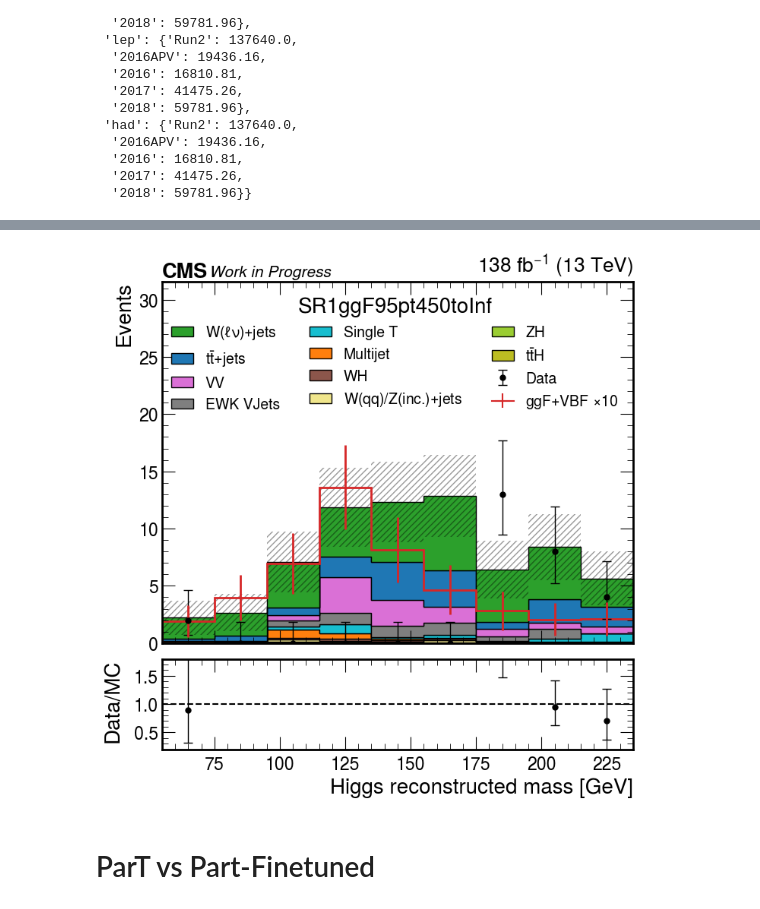
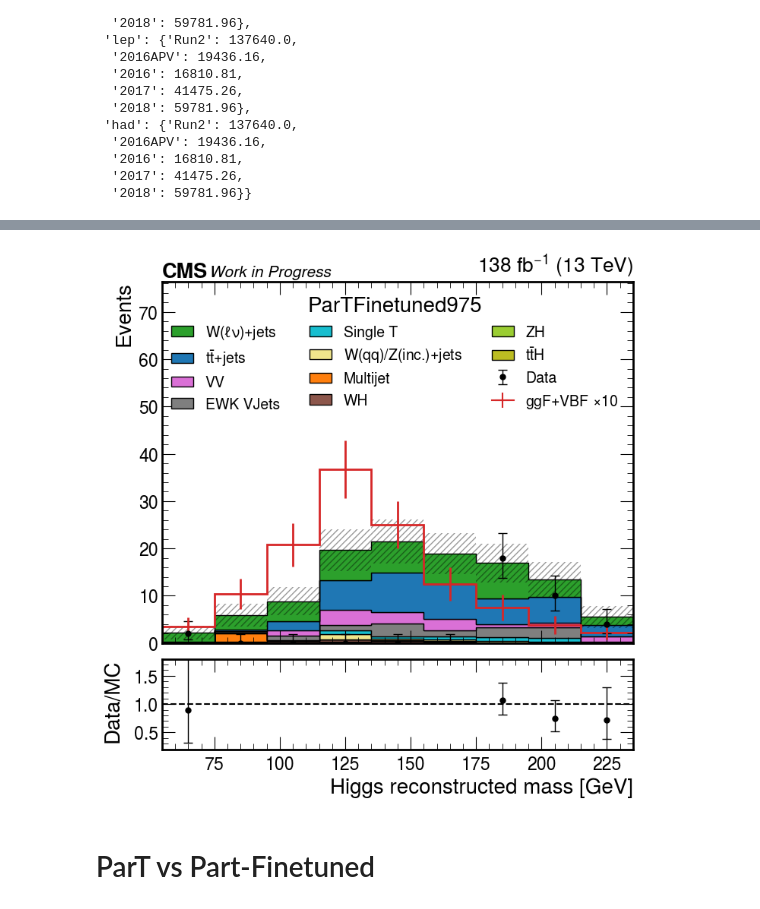
Before and after one commit to quinnanm/boostedhiggs, a Jupyter notebook: binder/combine_sig_v2.ipynb, the cells around one changed output, grey strips where cells are left out. Saved outputs shown, nothing was run; the diff lists cells and outputs as text; code cells hidden in the pictures.

```diff
--- a/binder/combine_sig_v2.ipynb
+++ b/binder/combine_sig_v2.ipynb
@@ -88,39 +88,39 @@ Hist(
 # %%
 plt.rcParams.update({"font.size": 20})
 
-region = "SR1ggF95pt450toInf"
+region = "ParTFinetuned975"
 text = region
 
 blind_region=[90,160]
 
 if "VBF" in region:
     mult = 5
 else:
     mult = 10
 
 if "CR" in region:
     blind_region = False
     mult=1
 
 years = ["2018", "2017", "2016", "2016APV"]
 channels = ["ele", "mu"]
 
 from utilsCombine import plot_hists
 from utilsCombine2 import plot_hists
 
 plot_hists(h[{"Systematic": "nominal", "Region": region}], years, channels,
             add_data=True,
             logy=False,
             add_soverb=True,
             only_sig=False,
             mult=mult,
             outpath=f"/Users/fmokhtar/Desktop/AN_2024/combine/",
            save_as=region,
            text_=text,
            blind_region=blind_region,
           )
 # %% [output]
-[figure, old version]
+[figure, new version]
 # %% [markdown]
 # ParT vs Part-Finetuned
 # %%
```
Also changed, not shown: parts of 4 cells of this notebook, 7 other files.
